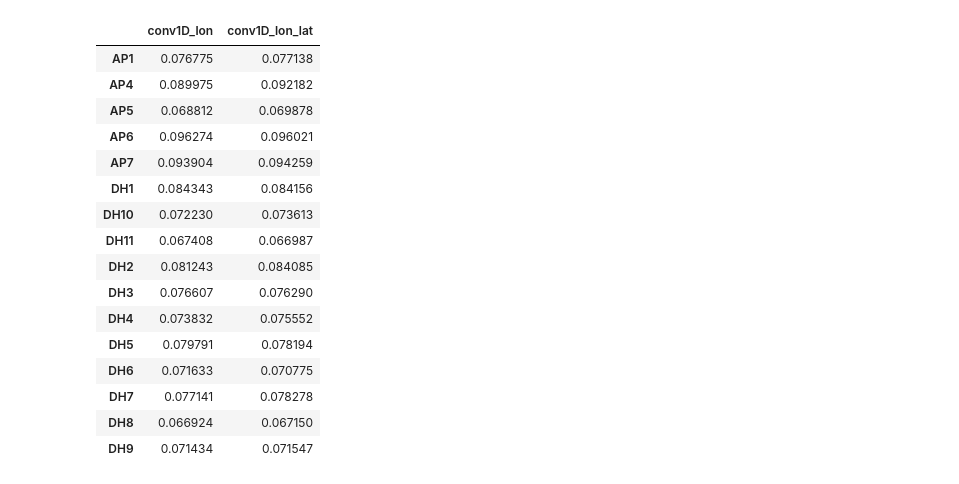
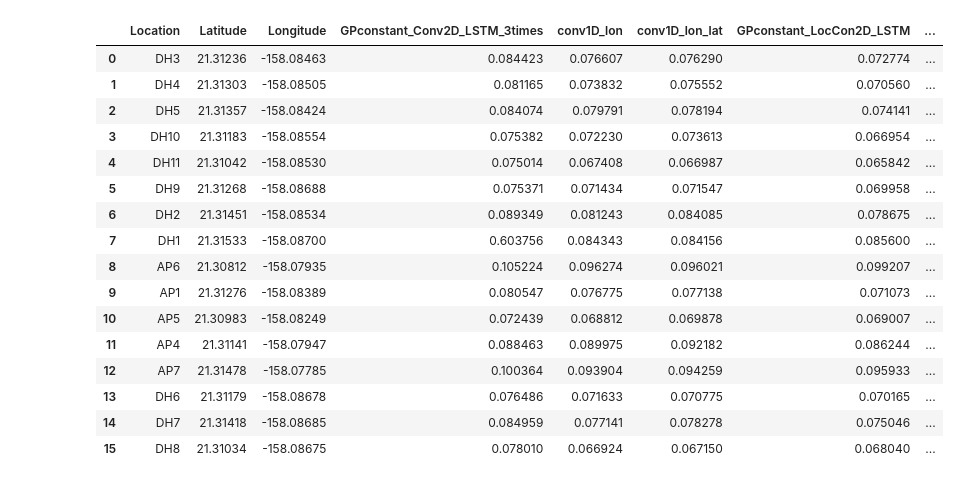
Before and after one commit to albertotb/solar, a Jupyter notebook: notebooks/results_conv.ipynb, the cells around one changed output. Drawn from its saved outputs; the diff is of its cells as text; code cells hidden in the pictures.

```diff
--- a/notebooks/results_conv.ipynb
+++ b/notebooks/results_conv.ipynb
@@ -10,24 +16,26 @@ res  = pd.read_pickle('../results/conv1D.pkl')
 info = pd.read_pickle('/home/SHARED/SOLAR/data/info.pkl')
 # %%
-data = info[['Latitude', 'Longitude']].join(res).reset_index()
+data = info[['Latitude', 'Longitude']].join(res, how='inner').reset_index().rename({'index': 'Location'}, axis=1)
-# %% [output]
-|  | conv1D_lon | conv1D_lon_lat |
-| AP1 | 0.076775 | 0.077138 |
-| AP4 | 0.089975 | 0.092182 |
-| AP5 | 0.068812 | 0.069878 |
-| AP6 | 0.096274 | 0.096021 |
-| AP7 | 0.093904 | 0.094259 |
-| DH1 | 0.084343 | 0.084156 |
-| DH10 | 0.072230 | 0.073613 |
-| DH11 | 0.067408 | 0.066987 |
-| DH2 | 0.081243 | 0.084085 |
-| DH3 | 0.076607 | 0.076290 |
-| DH4 | 0.073832 | 0.075552 |
-| DH5 | 0.079791 | 0.078194 |
-| DH6 | 0.071633 | 0.070775 |
-| DH7 | 0.077141 | 0.078278 |
-| DH8 | 0.066924 | 0.067150 |
-| DH9 | 0.071434 | 0.071547 |
+# %%
+data
+# %% [output]
+|  | Location | Latitude | Longitude | GPconstant_Conv2D_LSTM_3times | conv1D_lon | conv1D_lon_lat | GPconstant_LocCon2D_LSTM | ... |
+| 0 | DH3 | 21.31236 | -158.08463 | 0.084423 | 0.076607 | 0.076290 | 0.072774 | ... |
+| 1 | DH4 | 21.31303 | -158.08505 | 0.081165 | 0.073832 | 0.075552 | 0.070560 | ... |
+| 2 | DH5 | 21.31357 | -158.08424 | 0.084074 | 0.079791 | 0.078194 | 0.074141 | ... |
+| 3 | DH10 | 21.31183 | -158.08554 | 0.075382 | 0.072230 | 0.073613 | 0.066954 | ... |
+| 4 | DH11 | 21.31042 | -158.08530 | 0.075014 | 0.067408 | 0.066987 | 0.065842 | ... |
+| 5 | DH9 | 21.31268 | -158.08688 | 0.075371 | 0.071434 | 0.071547 | 0.069958 | ... |
+| 6 | DH2 | 21.31451 | -158.08534 | 0.089349 | 0.081243 | 0.084085 | 0.078675 | ... |
+| 7 | DH1 | 21.31533 | -158.08700 | 0.603756 | 0.084343 | 0.084156 | 0.085600 | ... |
+| 8 | AP6 | 21.30812 | -158.07935 | 0.105224 | 0.096274 | 0.096021 | 0.099207 | ... |
+| 9 | AP1 | 21.31276 | -158.08389 | 0.080547 | 0.076775 | 0.077138 | 0.071073 | ... |
+| 10 | AP5 | 21.30983 | -158.08249 | 0.072439 | 0.068812 | 0.069878 | 0.069007 | ... |
+| 11 | AP4 | 21.31141 | -158.07947 | 0.088463 | 0.089975 | 0.092182 | 0.086244 | ... |
+| 12 | AP7 | 21.31478 | -158.07785 | 0.100364 | 0.093904 | 0.094259 | 0.095933 | ... |
+| 13 | DH6 | 21.31179 | -158.08678 | 0.076486 | 0.071633 | 0.070775 | 0.070165 | ... |
+| 14 | DH7 | 21.31418 | -158.08685 | 0.084959 | 0.077141 | 0.078278 | 0.075046 | ... |
+| 15 | DH8 | 21.31034 | -158.08675 | 0.078010 | 0.066924 | 0.067150 | 0.068040 | ... |
 # %%
 data.to_csv('../results/all.csv', index=False)
 # %%
```
Also changed, not shown: parts of 6 cells of this notebook, 1 other file.
